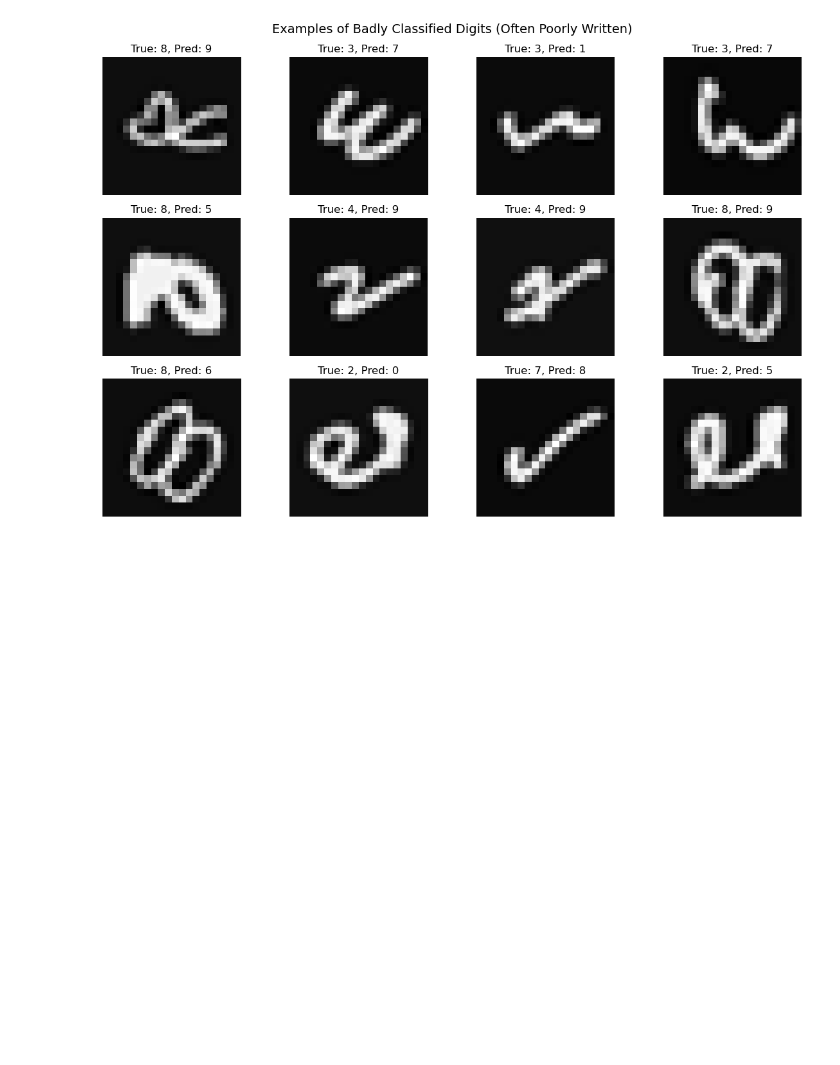
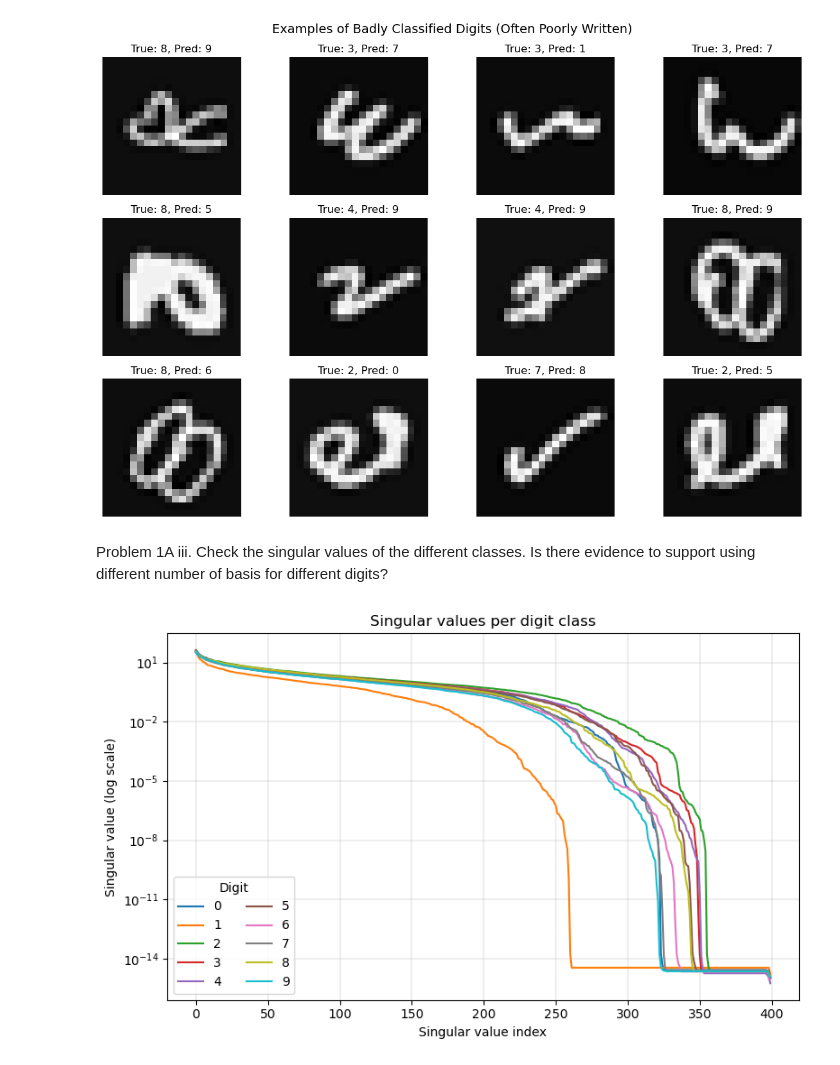
Before and after one commit to Tybo2020/AppliedLinearAlgebra-Project02, a Jupyter notebook: AppldLinAlgb-Project-2.ipynb, the cells around one changed output. Saved outputs shown, nothing was run; the diff lists cells and outputs as text; code cells hidden in the pictures; blank space fills up the shorter version.

Commit message:
Problem A (iii) completed ready for review

```diff
--- a/AppldLinAlgb-Project-2.ipynb
+++ b/AppldLinAlgb-Project-2.ipynb
@@ -238,3 +238,70 @@ plt.tight_layout()
 plt.show()
 # %% [output]
 [figure]
+# %% [markdown]
+Problem 1A iii. Check the singular values of the different classes. Is there evidence to support using
+different number of basis for different digits?
+# %%
+# Problem A (iii) – Singular values per digit
+import numpy as np
+import matplotlib.pyplot as plt
+# ----------------------------------------------------
+X_train_data = training_data   # (n_samples, 400)
+y_train_labels = training_labels # (n_samples,)
+digits = np.arange(10)   # digits 0–9
+ks = [5, 10, 15, 20]     # k values to analyze
+# ----------------------------------------------------
+
+# 1. Build a matrix X^(d) for each digit class
+digit_indices = {d: np.where(y_train_labels == d)[0] for d in digits}
+digit_mats = {d: X_train_data[digit_indices[d], :] for d in digits}
+
+# 2. Compute SVD for each digit class
+digit_svd = {}
+
+for d in digits:
+    Xd = digit_mats[d]
+    Xd_centered = Xd - Xd.mean(axis=0, keepdims=True)
+    U, S, Vt = np.linalg.svd(Xd_centered, full_matrices=False)
+    digit_svd[d] = {"U": U, "S": S, "Vt": Vt}
+
+# 3. Plot singular values for each digit
+plt.figure(figsize=(8, 5))
+for d in digits:
+    S = digit_svd[d]["S"]
+    plt.semilogy(S, label=str(d))  # log-scale to see decay more clearly
+
+plt.xlabel("Singular value index")
+plt.ylabel("Singular value (log scale)")
+plt.title("Singular values per digit class")
+plt.legend(title="Digit", ncol=2)
+plt.grid(True, which="both", linewidth=0.3)
+plt.tight_layout()
+plt.show()
+
+# 4. Compute energy fraction captured by first k singular values
+energy = {d: {} for d in digits}
+
+for d in digits:
+    S = digit_svd[d]["S"]
+    total_energy = np.sum(S**2)
+    cum_energy = np.cumsum(S**2)
+    for k in ks:
+        if k <= len(S):
+            energy[d][k] = cum_energy[k-1] / total_energy
+        else:
+            energy[d][k] = np.nan  # in case k > number of singular values
+
+# 5. Print a small table of energy fractions
+print("Fraction of energy captured by first k singular values:")
+for d in digits:
+    print(f"Digit {d}:")
+    for k in ks:
+        val = energy[d][k]
+        if np.isnan(val):
+            print(f"  k = {k:2d}: n/a (k > rank)")
+        else:
+            print(f"  k = {k:2d}: {val:0.4f}")
+    print()
+# %% [output]
+[figure, added]
```
Also changed, not shown: parts of 3 cells of this notebook.
